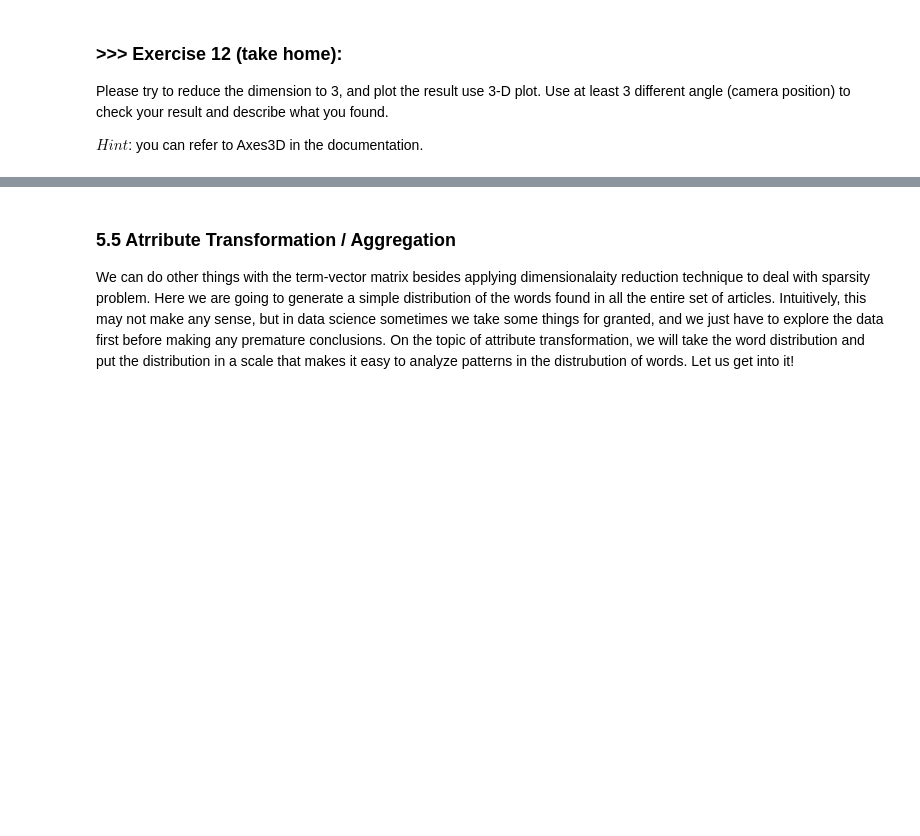
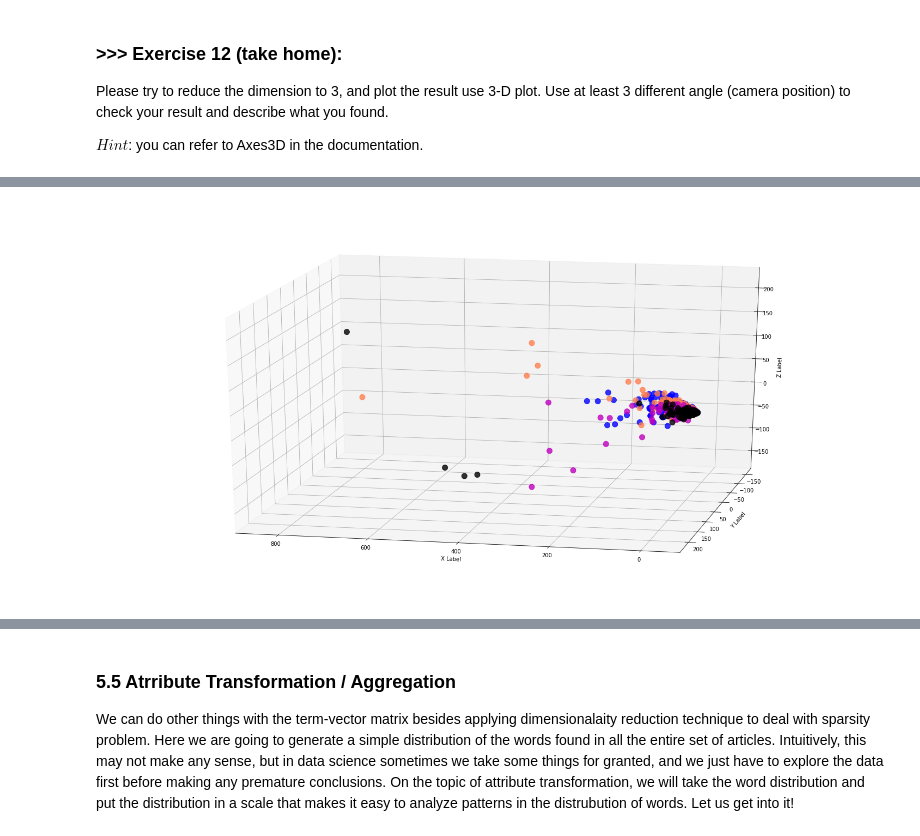
Before and after one commit to wuling31715/2020-NTHU-Data-Mining, a Jupyter notebook: lab1/DM2020-Lab1-Solved.ipynb, the cells around one changed output, grey strips where cells are left out. Saved outputs shown, nothing was run; the diff lists cells and outputs as text; code cells hidden in the pictures; blank space fills up the shorter version.

```diff
--- a/lab1/DM2020-Lab1-Solved.ipynb
+++ b/lab1/DM2020-Lab1-Solved.ipynb
@@ -1174,0 +1260,4 @@ $Hint$: you can refer to Axes3D in the documentation.
+# %%
+plot3D(X_reduced, 20, 102)
+# %% [output]
+[figure, added]
```
Also changed, not shown: parts of 52 cells of this notebook.
